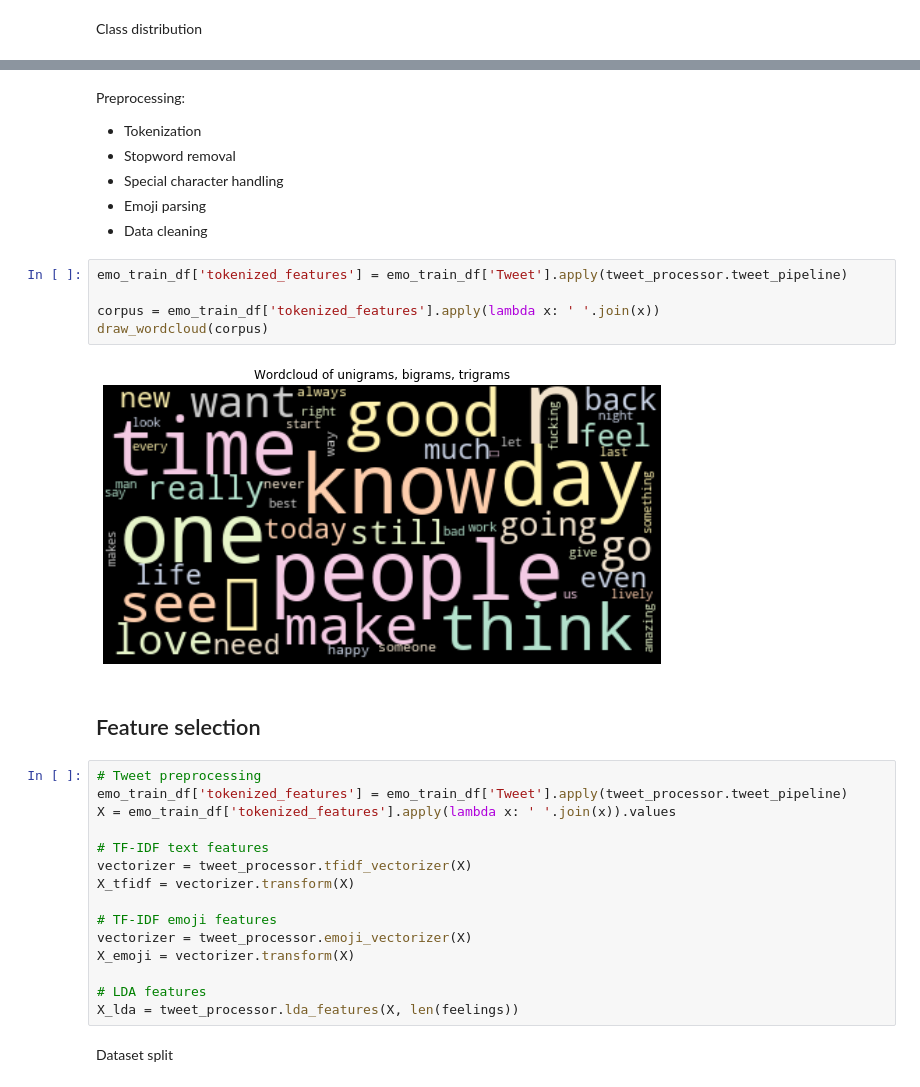
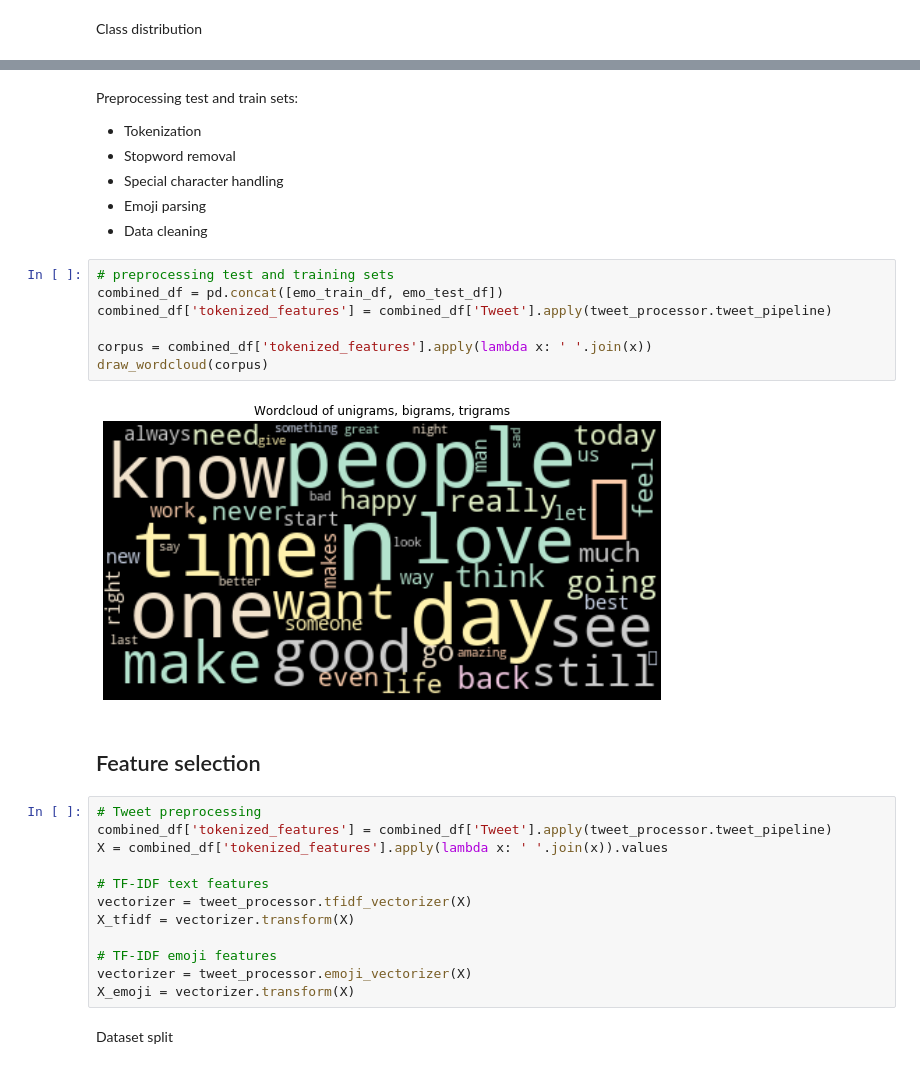
Before and after one commit to arvartho/advanced-ML-emo-analysis, a Jupyter notebook: Emotion Analysis.ipynb, the cells around one changed output, grey strips where cells are left out. Drawn from its saved outputs; the diff is of its cells as text.

```diff
--- a/Emotion Analysis.ipynb
+++ b/Emotion Analysis.ipynb
@@ -230,23 +48,25 @@ multilabel_visualization(emo_train_df[feelings].values, feelings)
 # %% [markdown]
-Preprocessing:
+Preprocessing test and train sets:
 * Tokenization
 * Stopword removal
 * Special character handling
 * Emoji parsing
 * Data cleaning
 # %%
-emo_train_df['tokenized_features'] = emo_train_df['Tweet'].apply(tweet_processor.tweet_pipeline)
+# preprocessing test and training sets
+combined_df = pd.concat([emo_train_df, emo_test_df])
+combined_df['tokenized_features'] = combined_df['Tweet'].apply(tweet_processor.tweet_pipeline)
 
-corpus = emo_train_df['tokenized_features'].apply(lambda x: ' '.join(x))
+corpus = combined_df['tokenized_features'].apply(lambda x: ' '.join(x))
 draw_wordcloud(corpus)
 # %% [output]
-[figure, old version]
+[figure, new version]
 # %% [markdown]
 ## Feature selection
 # %%
 # Tweet preprocessing
-emo_train_df['tokenized_features'] = emo_train_df['Tweet'].apply(tweet_processor.tweet_pipeline)
-X = emo_train_df['tokenized_features'].apply(lambda x: ' '.join(x)).values
+combined_df['tokenized_features'] = combined_df['Tweet'].apply(tweet_processor.tweet_pipeline)
+X = combined_df['tokenized_features'].apply(lambda x: ' '.join(x)).values
 
 # TF-IDF text features
 vectorizer = tweet_processor.tfidf_vectorizer(X)
@@ -255,8 +75,5 @@ X_tfidf = vectorizer.transform(X)
 # TF-IDF emoji features
 vectorizer = tweet_processor.emoji_vectorizer(X)
 X_emoji = vectorizer.transform(X)
-
-# LDA features
-X_lda = tweet_processor.lda_features(X, len(feelings))
 # %% [markdown]
  Dataset split
```
Also changed, not shown: parts of 10 cells of this notebook, 1 other file.
